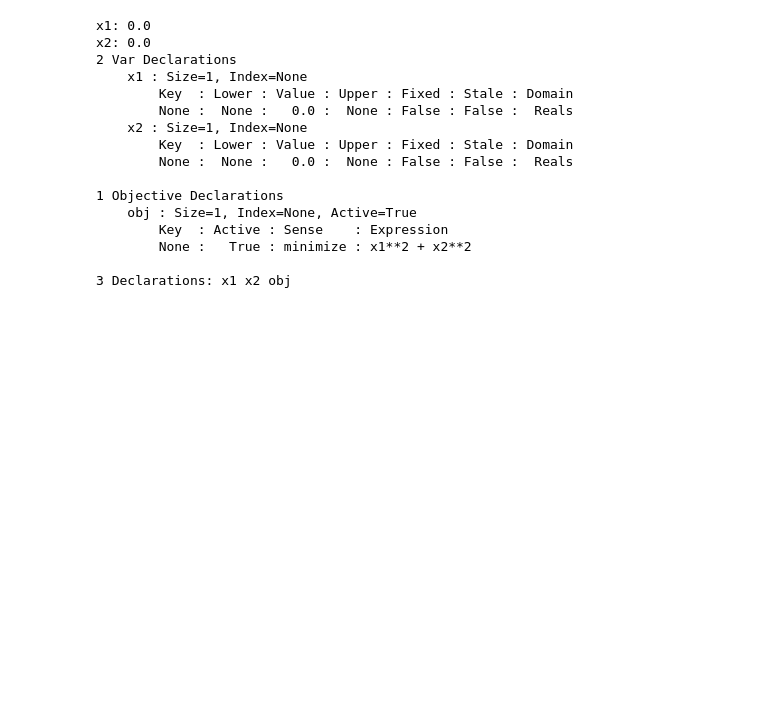
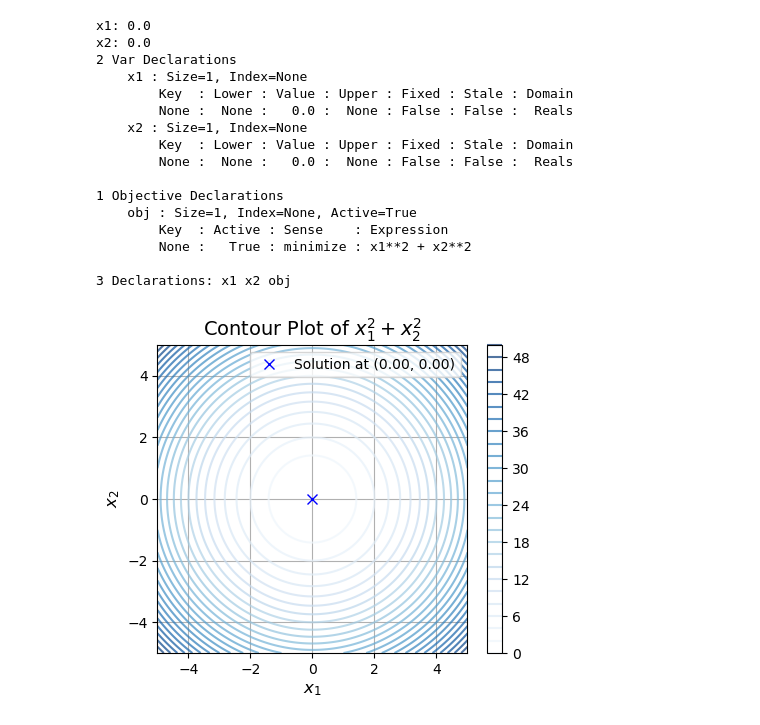
Before and after one commit to EmPajak21/ProAIM_SC_Opt_Workshop, a Jupyter notebook: Workshop_1.ipynb, the cells around one changed output. Saved outputs shown, nothing was run; the diff lists cells and outputs as text; code cells hidden in the pictures; blank space fills up the shorter version.

```diff
--- a/Workshop_1.ipynb
+++ b/Workshop_1.ipynb
@@ -64,29 +77,38 @@ x2: 0.0
 
 3 Declarations: x1 x2 obj
 # %%
+### RUN ME!
 # Create a grid of x1 and x2 values
 x1_vals = np.linspace(-5, 5, 400)
 x2_vals = np.linspace(-5, 5, 400)
 X1, X2 = np.meshgrid(x1_vals, x2_vals)
 
 # Define the objective function x1^2 + x2^2
 Z = X1**2 + X2**2
 
 # Create a contour plot
 plt.figure(figsize=(5, 4))
-contour = plt.contour(X1, X2, Z, levels=30, cmap='Blues', alpha=0.7)
+contour = plt.contour(X1, X2, Z, levels=30, cmap="Blues", alpha=0.7)
 plt.colorbar(contour)
 
 # Highlight the minimum point
-plt.plot( model.x1(), model.x2(), 'bx', markersize=7, label=f'Solution at ({model.x1():.2f}, {model.x2():.2f})')
+plt.plot(
+    model.x1(),
+    model.x2(),
+    "bx",
+    markersize=7,
+    label=f"Solution at ({model.x1():.2f}, {model.x2():.2f})",
+)
 
 # Set plot labels and title
-plt.xlabel('$x_1$', fontsize=12)
-plt.ylabel('$x_2$', fontsize=12)
-plt.title('Contour Plot of $x_1^2 + x_2^2$', fontsize=14)
+plt.xlabel("$x_1$", fontsize=12)
+plt.ylabel("$x_2$", fontsize=12)
+plt.title("Contour Plot of $x_1^2 + x_2^2$", fontsize=14)
 
 # Add a legend
 plt.legend()
 
 # Display the plot
 plt.grid(True)
+# %% [output]
+[figure, added]
```
Also changed, not shown: parts of 21 cells of this notebook, 1 other file.
